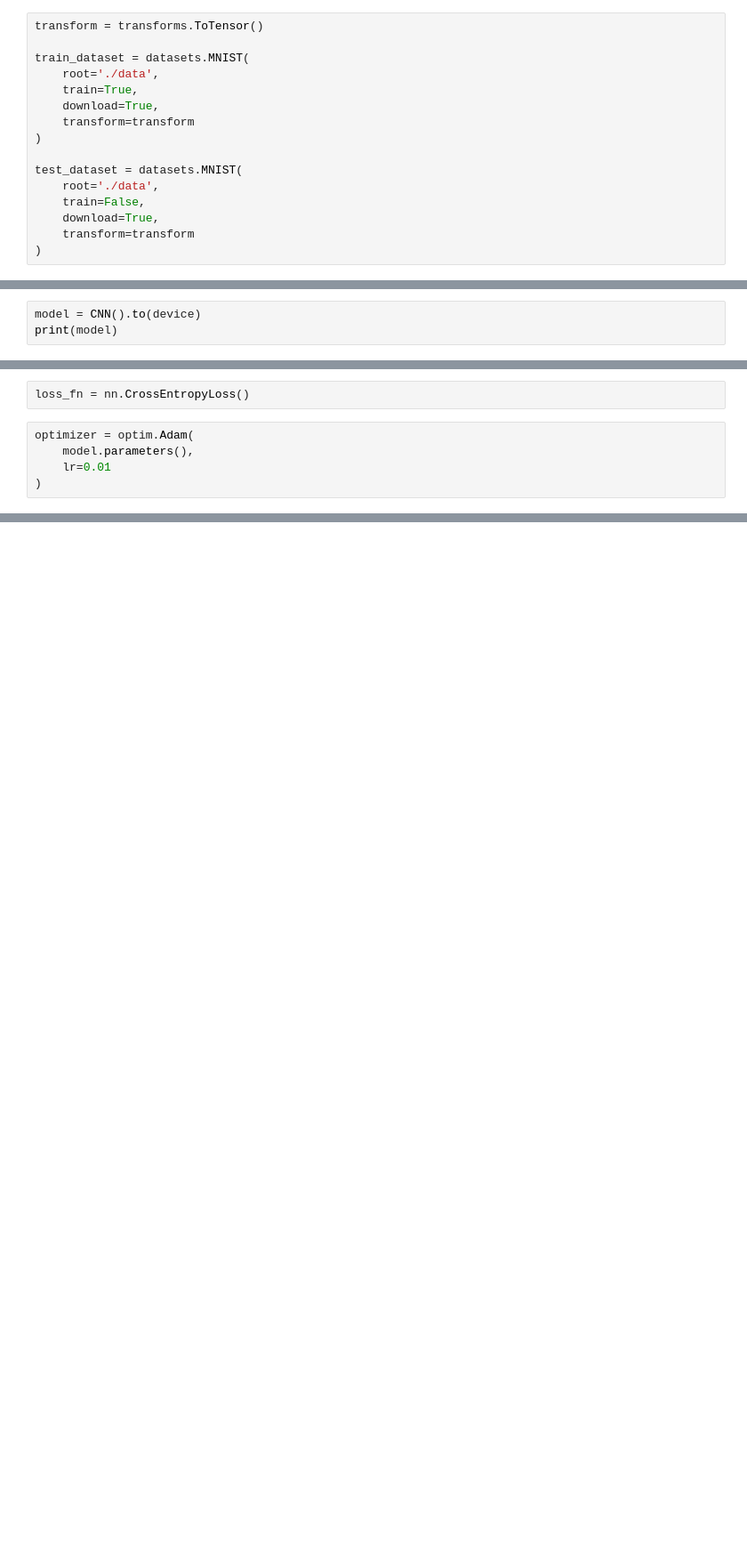
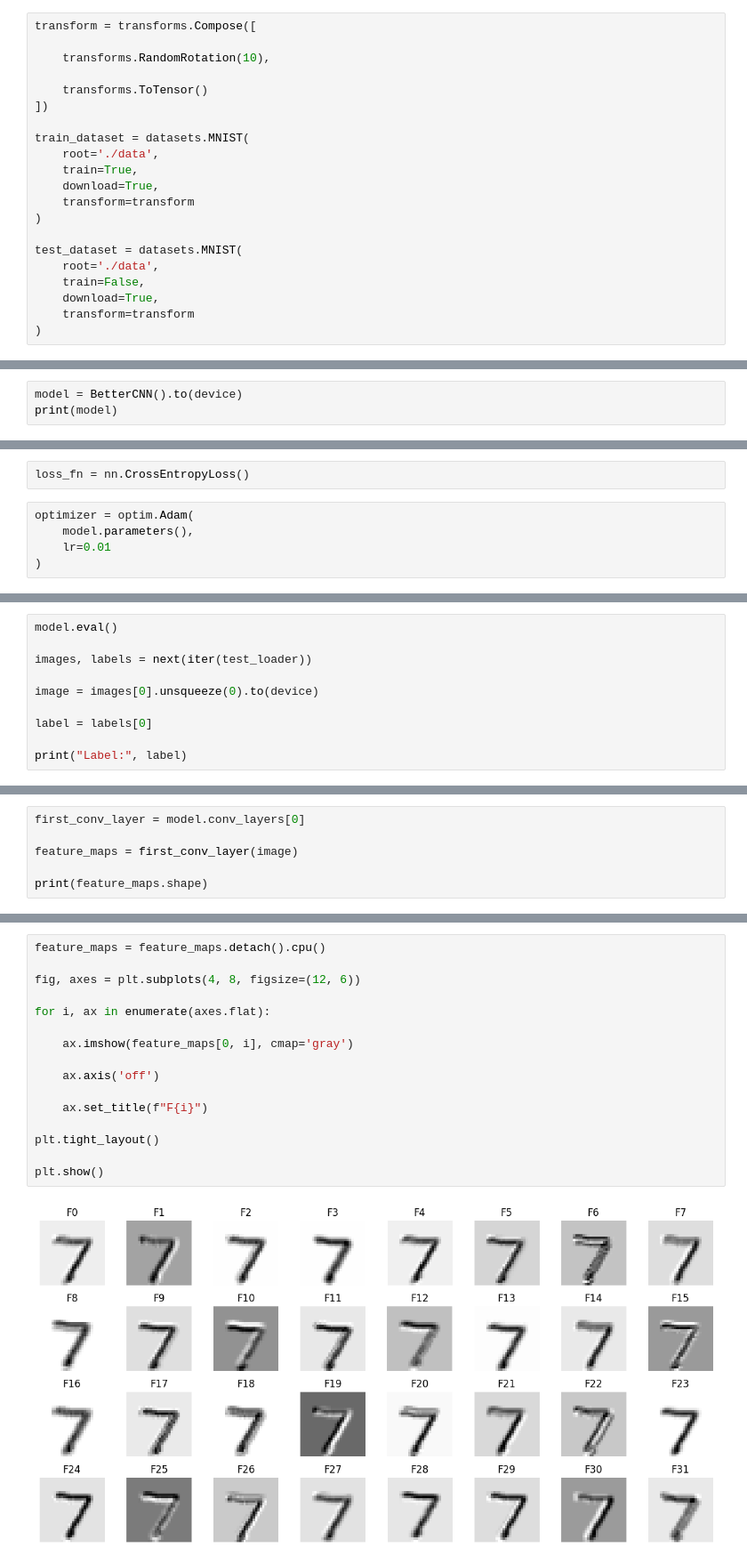
Before and after one commit to Shedjohn/mnist-digit-classifier, a Jupyter notebook: MNIST_with_CNN.ipynb, the cells around one changed output, grey strips where cells are left out. Shown at 89% size. Drawn from its saved outputs; the diff is of its cells as text; blank space fills up the shorter version.

```diff
--- a/MNIST_with_CNN.ipynb
+++ b/MNIST_with_CNN.ipynb
@@ -15,7 +15,12 @@ print(device)
 # %% [output]
 cuda
 # %%
-transform = transforms.ToTensor()
+transform = transforms.Compose([
+
+    transforms.RandomRotation(10),
+
+    transforms.ToTensor()
+])
 
 train_dataset = datasets.MNIST(
     root='./data',
@@ -95,6 +106,6 @@ class CNN(nn.Module):
 
         return x
 # %%
-model = CNN().to(device)
+model = BetterCNN().to(device)
 print(model)
 # %% [output]
@@ -189,0 +204,10 @@ Test Accuracy: 98.04%
+# %%
+model.eval()
+
+images, labels = next(iter(test_loader))
+
+image = images[0].unsqueeze(0).to(device)
+
+label = labels[0]
+
+print("Label:", label)
@@ -189,0 +216,6 @@ Test Accuracy: 98.04%
+# %%
+first_conv_layer = model.conv_layers[0]
+
+feature_maps = first_conv_layer(image)
+
+print(feature_maps.shape)
@@ -189,0 +224,18 @@ Test Accuracy: 98.04%
+# %%
+feature_maps = feature_maps.detach().cpu()
+
+fig, axes = plt.subplots(4, 8, figsize=(12, 6))
+
+for i, ax in enumerate(axes.flat):
+
+    ax.imshow(feature_maps[0, i], cmap='gray')
+
+    ax.axis('off')
+
+    ax.set_title(f"F{i}")
+
+plt.tight_layout()
+
+plt.show()
+# %% [output]
+[figure, added]
```
Also changed, not shown: parts of 6 cells of this notebook.
